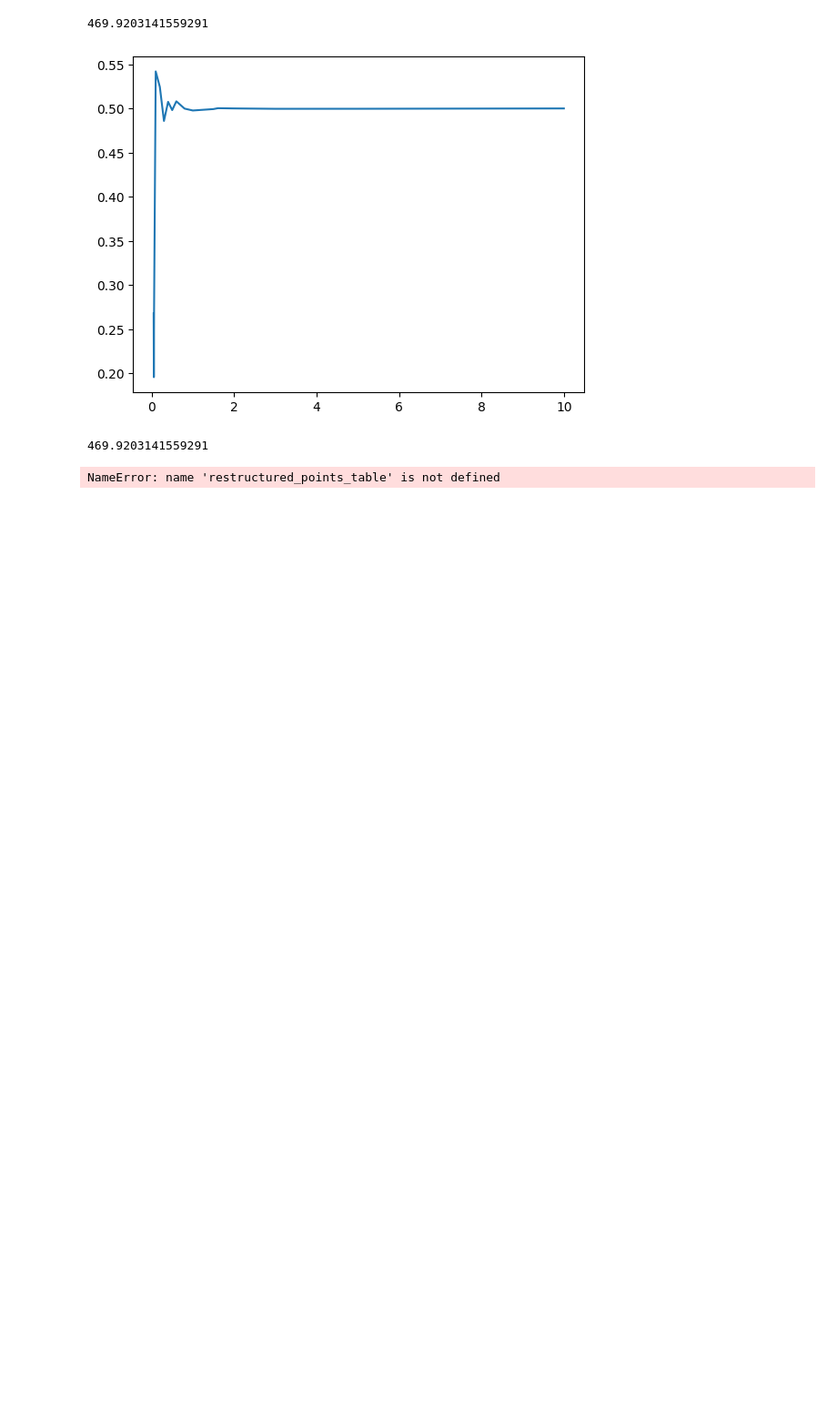
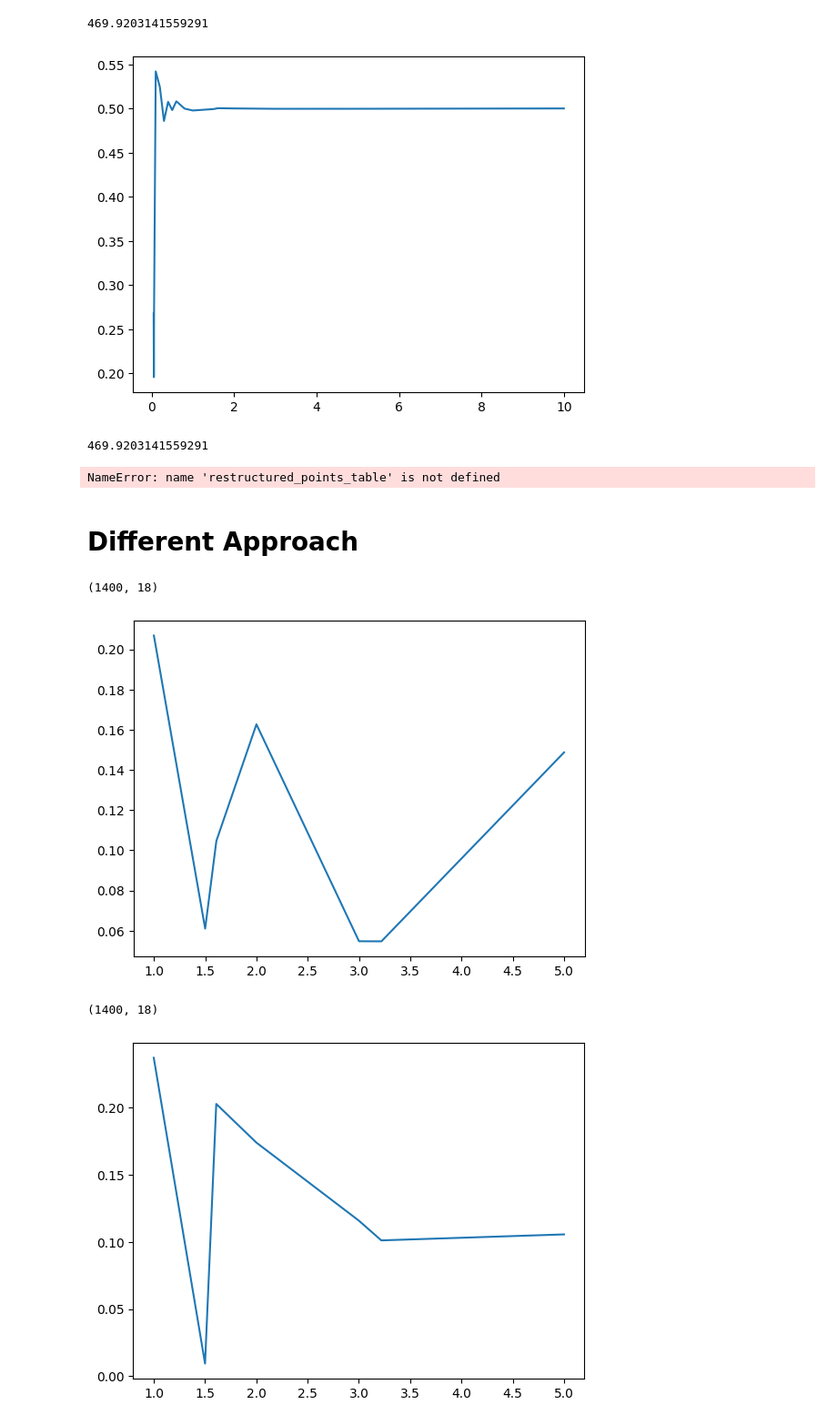
Before and after one commit to TWilson05/IAAF_Points, a Jupyter notebook: distance_extrapolation.ipynb, the cells around one changed output. Shown at 91% size. Cells and saved outputs as stored; diff of their text form; code cells hidden in the pictures; blank space fills up the shorter version.

```diff
--- a/distance_extrapolation.ipynb
+++ b/distance_extrapolation.ipynb
@@ -84,3 +84,43 @@ score = np.polyval(quad_fit, seconds)
 print(int(score))
 # %% [output]
 NameError: name 'restructured_points_table' is not defined
+# %% [markdown]
+# Different Approach
+# %%
+import json
+import numpy as np
+import matplotlib.pyplot as plt
+
+event_info = json.load(open("2025_fit_params.json", "r"))
+# %%
+points = np.arange(1,1401)
+
+for gender in event_info.keys():
+    distance_list = []
+    times = []
+    for event in event_info[gender].keys():
+        run_event = event_info[gender][event]['Category'] in {'Sprints', 'Middle Distance', 'Long Distance'}
+        outdoor = event_info[gender][event]['Surface'] == 'outdoor'
+        if run_event and outdoor:
+            distance_list.append(event_info[gender][event]['Distance'])
+            fits = event_info[gender][event]['Fits']
+            times.append(np.sqrt((points - fits[2])/fits[0])-fits[1])
+    times = np.array(times)
+    distances = np.array(distance_list)
+    pace = times.T / distances
+    print(pace.shape)
+    pts = 700
+    cs = np.zeros(distances.shape[0] - 1)
+    ks = np.zeros_like(cs)
+    for i in range(distances.shape[0] - 1):
+        cs[i] = np.log(pace[pts][i]/pace[pts][i+1])/np.log(distances[i]/distances[i+1])
+        ks[i] = pace[pts][i]/(distances[i]**cs[i])
+
+    # plt.plot(distances[-7:],pace[700][-7:])
+    plt.plot(distances[-8:-1], cs[-7:])
+    plt.show()
+# %% [output]
+(1400, 18)
+[figure, added]
+(1400, 18)
+[figure, added]
```
Also changed, not shown: parts of 1 cell of this notebook, 2 other files.
